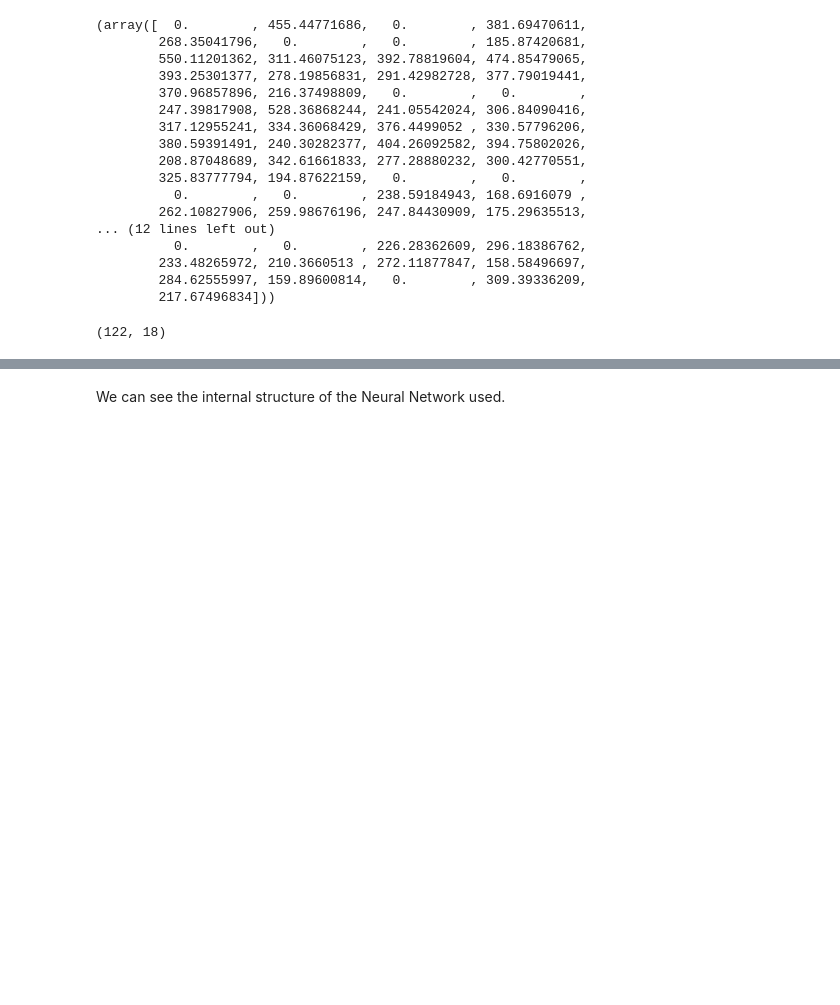
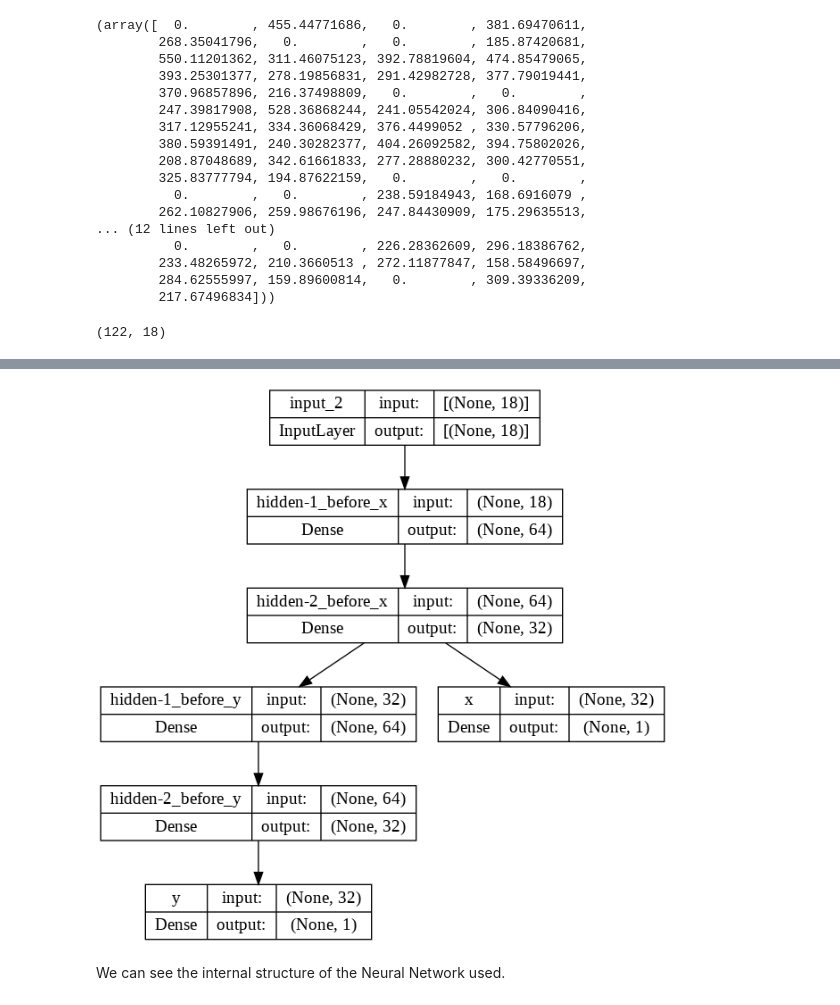
Before and after one commit to edulapalle/CS584-ML-HW3, a Jupyter notebook: ML_HW3.ipynb, the cells around one changed output, grey strips where cells are left out. Drawn from its saved outputs; the diff is of its cells as text; code cells hidden in the pictures; blank space fills up the shorter version.

```diff
--- a/ML_HW3.ipynb
+++ b/ML_HW3.ipynb
@@ -337,6 +339,11 @@ Total params: 7,554
 Trainable params: 7,554
 Non-trainable params: 0
 __________________________________________________________________________________________________
+# %%
+#model plot
+keras.utils.plot_model(model_m1, "model_m1.png", show_shapes=True)
+# %% [output]
+[figure, added]
 # %% [markdown]
 We can see the internal structure of the Neural Network used.
 # %%
```
Also changed, not shown: parts of 7 cells of this notebook.
